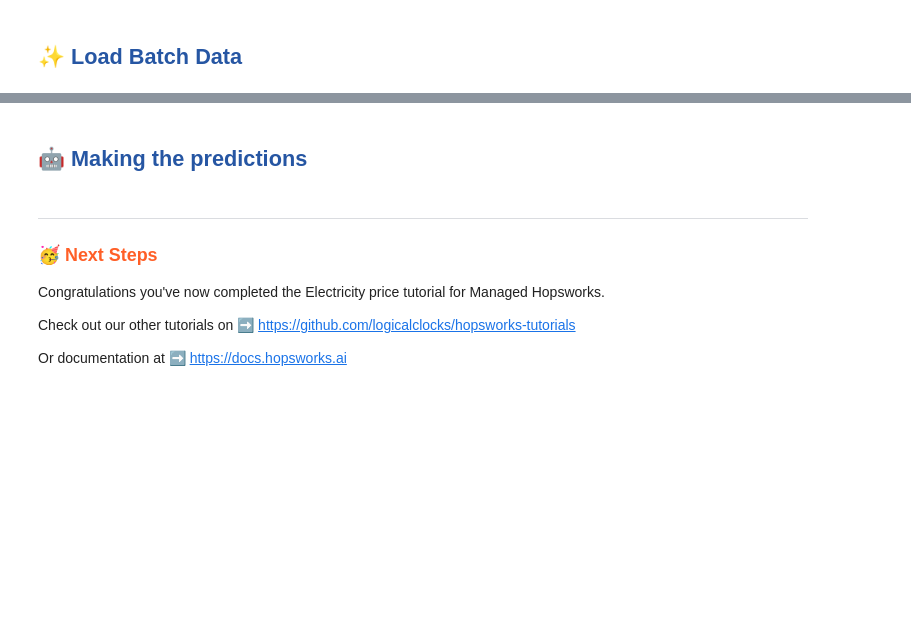
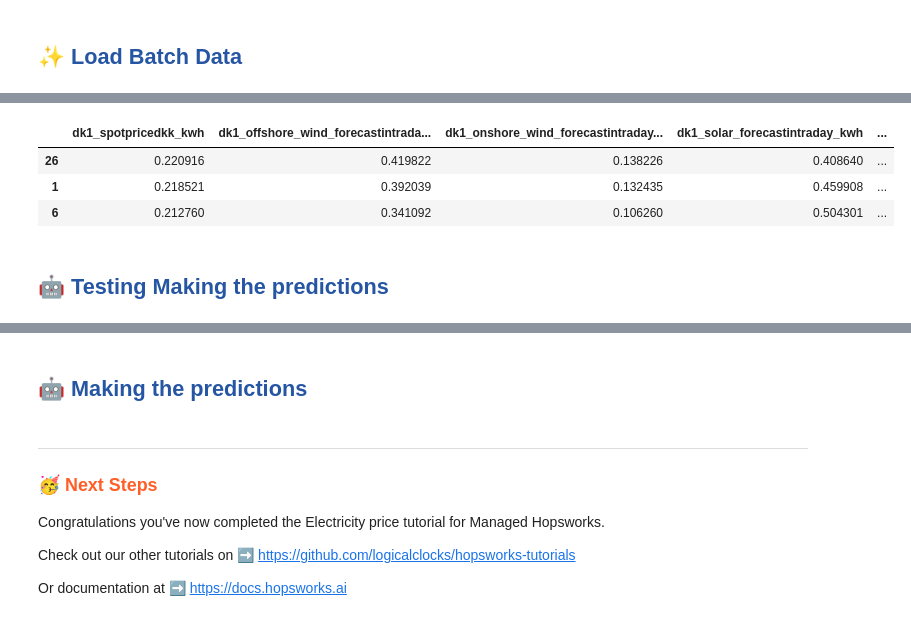
Before and after one commit to Camillahannesbo/BDS_MLOPs_Assignment, a Jupyter notebook: notebooks/4_batch_inference.ipynb, the cells around one changed output, grey strips where cells are left out. Saved outputs shown, nothing was run; the diff lists cells and outputs as text; code cells hidden in the pictures; blank space fills up the shorter version.

```diff
--- a/notebooks/4_batch_inference.ipynb
+++ b/notebooks/4_batch_inference.ipynb
@@ -82,9 +105,16 @@ df = feature_view.get_batch_data(
 # %%
 # Sorting the DataFrame based on the 'timestamp' column
 df.sort_values(["timestamp"], inplace=True)
 
 # Dropping the 'day' and 'timestamp' columns from the DataFrame
-df = df.drop(["day", "timestamp"], axis=1)
+df = df.drop(["date", "timestamp","time"], axis=1)
 
 # Displaying the first 3 rows of the modified DataFrame
 df.head(3)
+# %% [output]
+|  | dk1_spotpricedkk_kwh | dk1_offshore_wind_forecastintrada... | dk1_onshore_wind_forecastintraday... | dk1_solar_forecastintraday_kwh | ... |
+| 26 | 0.220916 | 0.419822 | 0.138226 | 0.408640 | ... |
+| 1 | 0.218521 | 0.392039 | 0.132435 | 0.459908 | ... |
+| 6 | 0.212760 | 0.341092 | 0.106260 | 0.504301 | ... |
+# %% [markdown]
+## <span style='color:#2656a3'> 🤖 Testing Making the predictions
```
Also changed, not shown: parts of 8 cells of this notebook, 10 other files.
